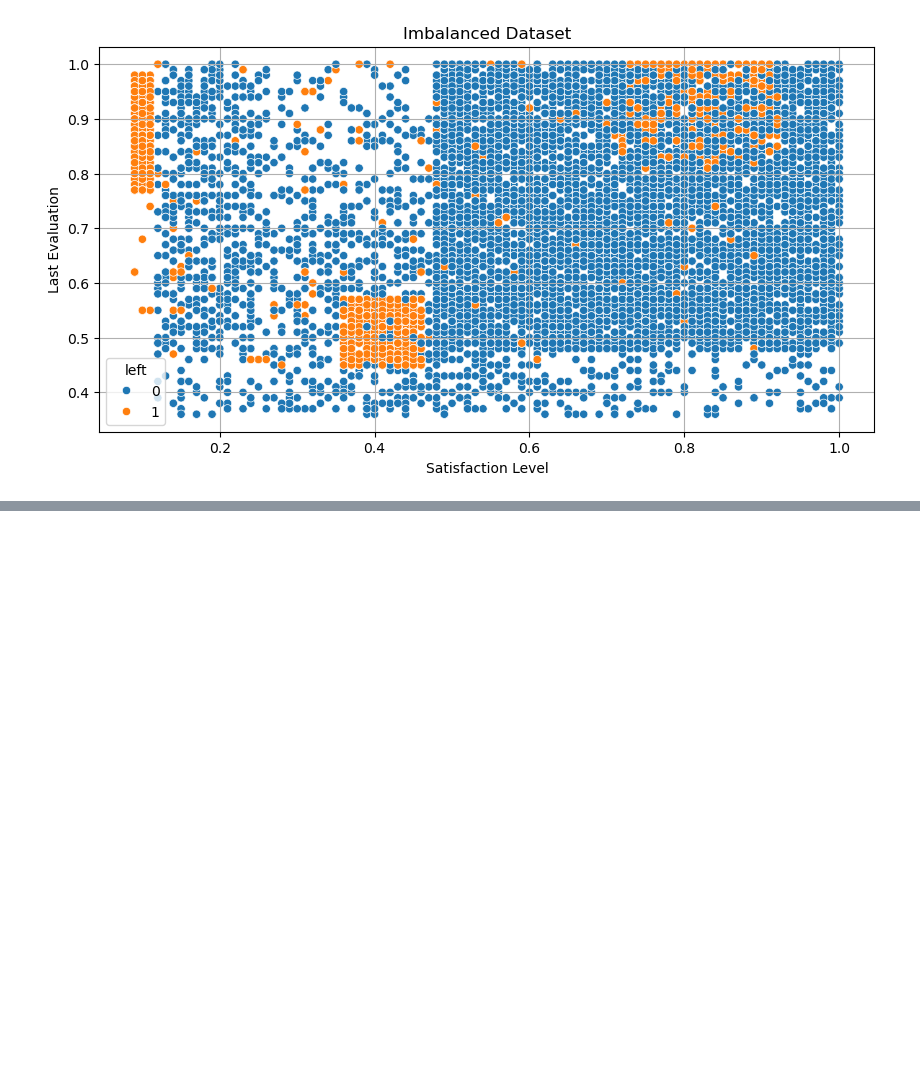
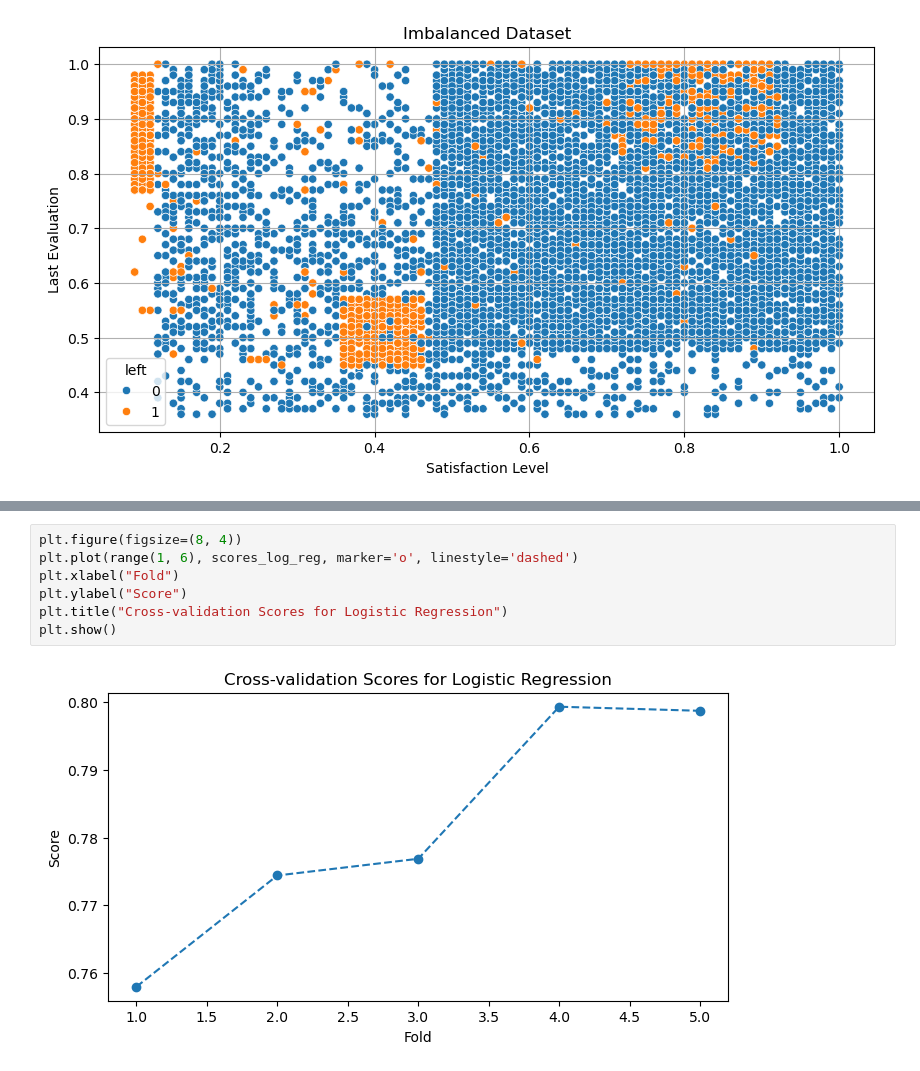
Before and after one commit to khoinguyentm/course-end-3, a Jupyter notebook: main.ipynb, the cells around one changed output, grey strips where cells are left out. Saved outputs shown, nothing was run; the diff lists cells and outputs as text; blank space fills up the shorter version.

```diff
--- a/main.ipynb
+++ b/main.ipynb
@@ -238,0 +267,9 @@ from imblearn.over_sampling import SMOTE
+# %%
+plt.figure(figsize=(8, 4))
+plt.plot(range(1, 6), scores_log_reg, marker='o', linestyle='dashed')
+plt.xlabel("Fold")
+plt.ylabel("Score")
+plt.title("Cross-validation Scores for Logistic Regression")
+plt.show()
+# %% [output]
+[figure, added]
```
Also changed, not shown: parts of 20 cells of this notebook.
